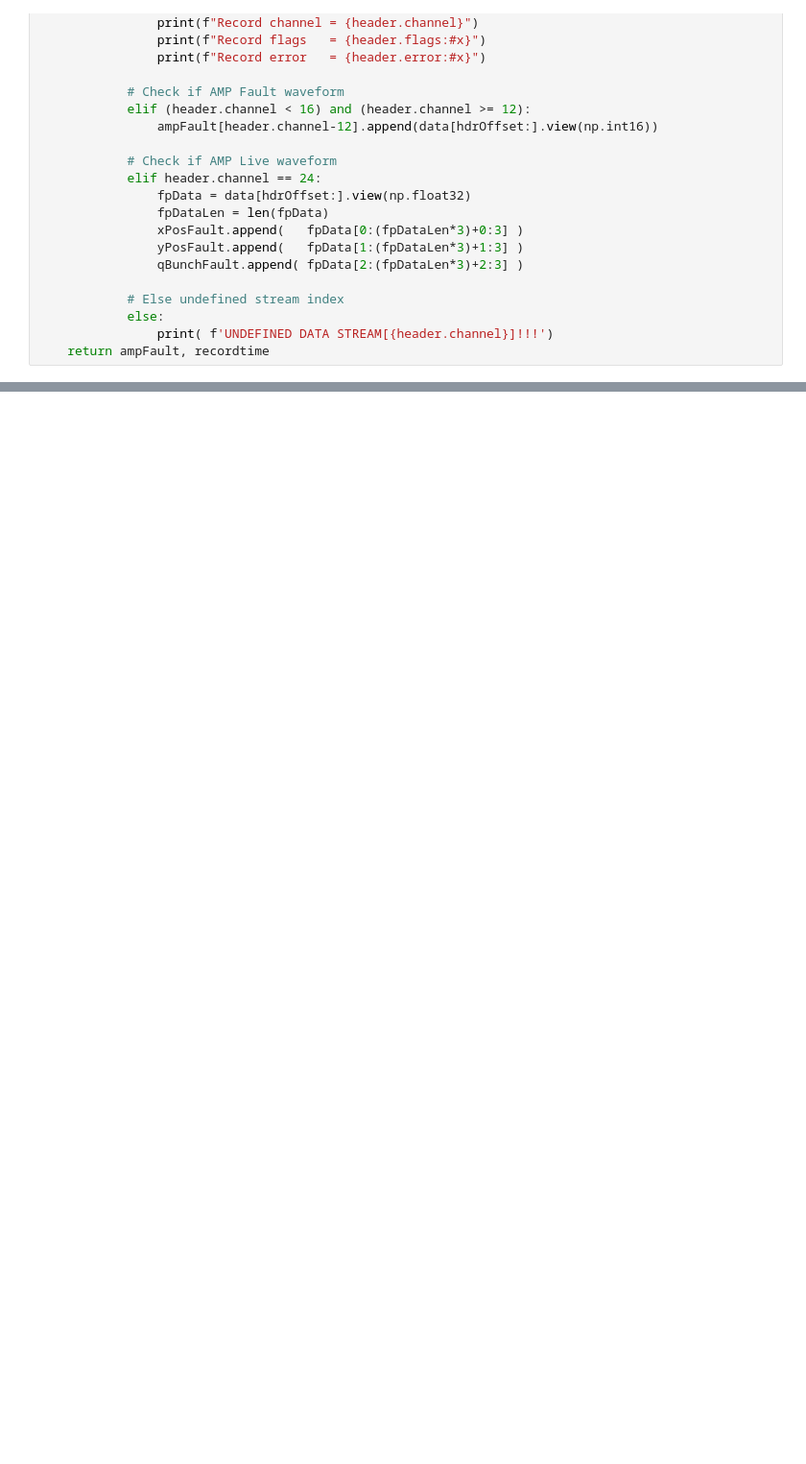
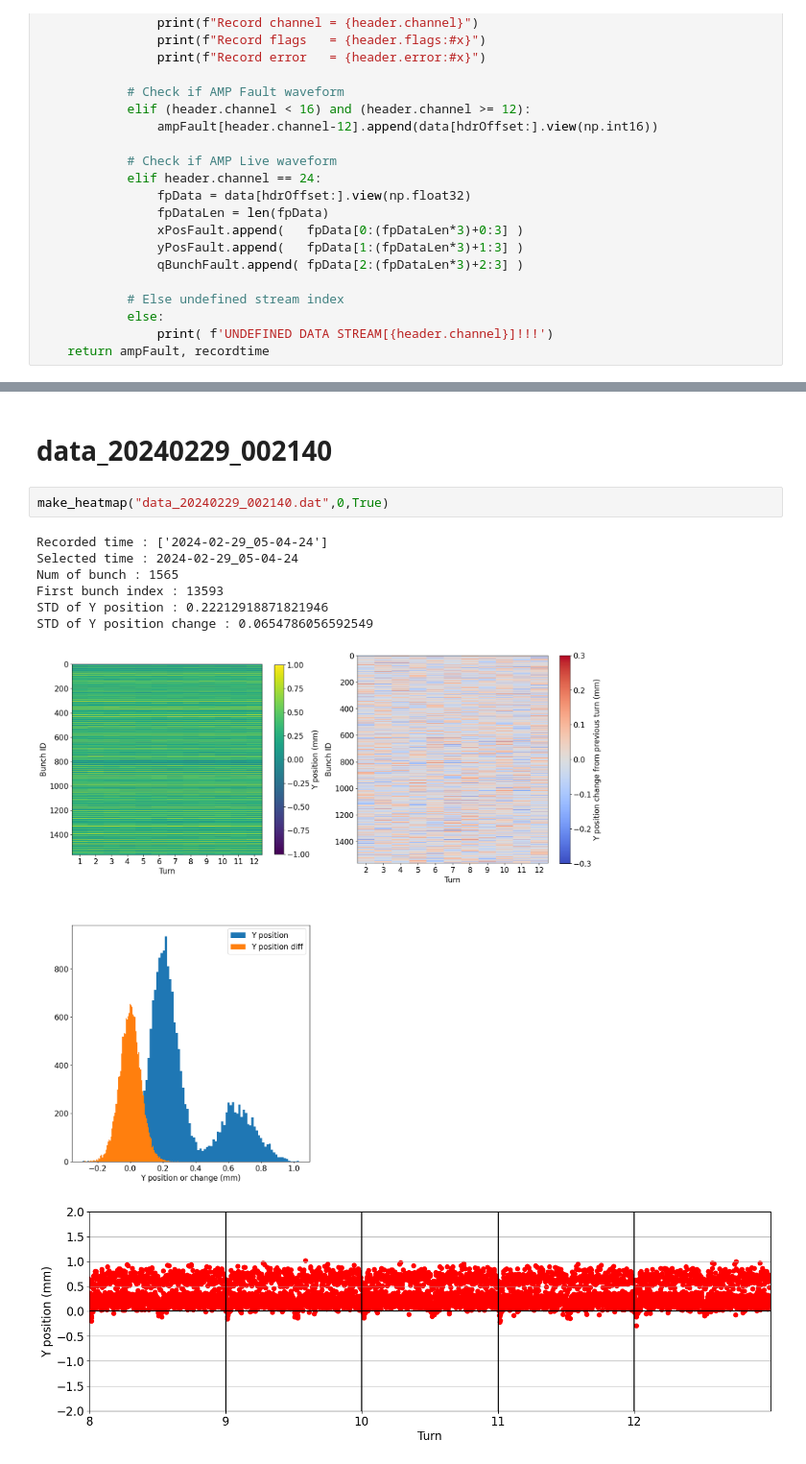
Before and after one commit to slaclab/kek-bpm-rfsoc-dev, a Jupyter notebook: software/notebooks/datfileAnalysis_from20240229.ipynb, the cells around one changed output, grey strips where cells are left out. Shown at 96% size. Saved outputs shown, nothing was run; the diff lists cells and outputs as text; blank space fills up the shorter version.

```diff
--- a/software/notebooks/datfileAnalysis_from20240229.ipynb
+++ b/software/notebooks/datfileAnalysis_from20240229.ipynb
@@ -140 +174,14 @@ def make_heatmap(filename,eventnum):
+# %% [markdown]
+# data_20240229_002140
+# %%
+make_heatmap("data_20240229_002140.dat",0,True)
+# %% [output]
+Recorded time : ['2024-02-29_05-04-24']
+Selected time : 2024-02-29_05-04-24
+Num of bunch : 1565
+First bunch index : 13593
+STD of Y position : 0.22212918871821946
+STD of Y position change : 0.0654786056592549
+[figure, added]
+[figure, added]
 # %% [markdown]
```
Also changed, not shown: parts of 20 cells of this notebook, 7 other files.
